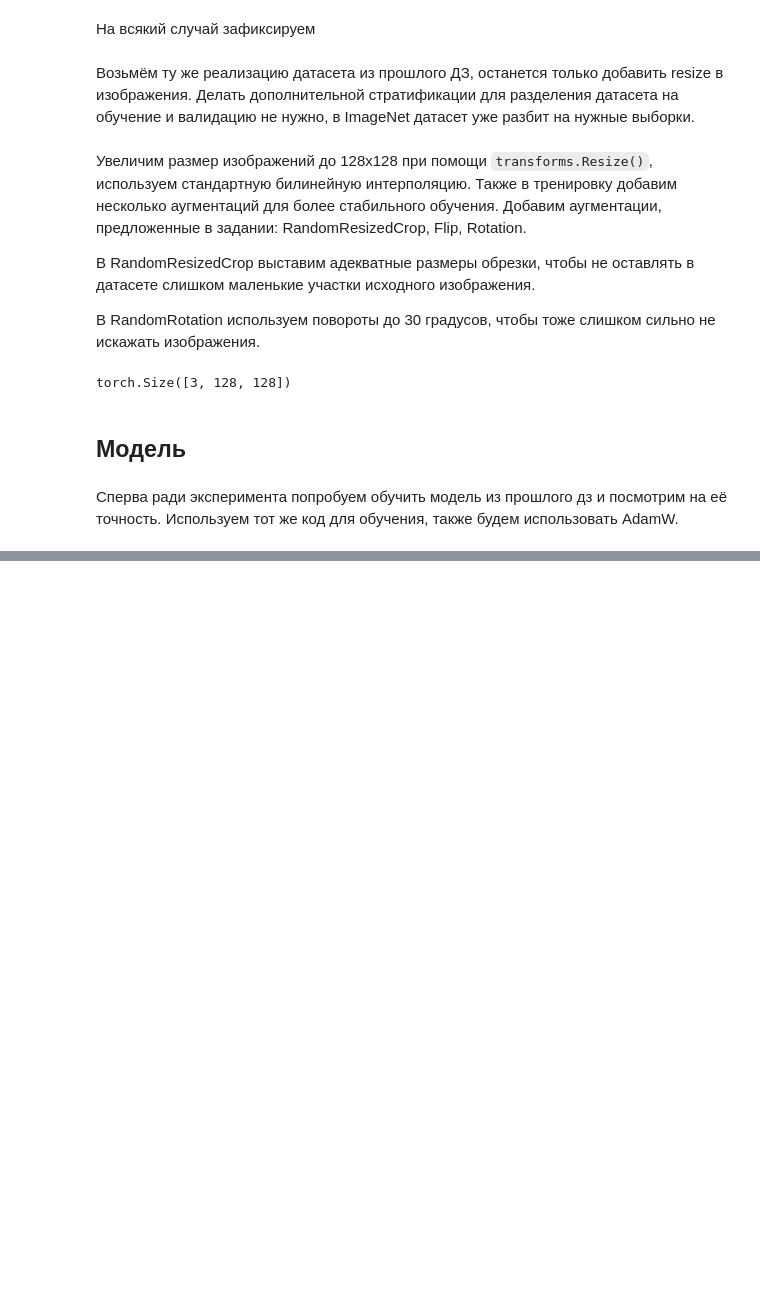
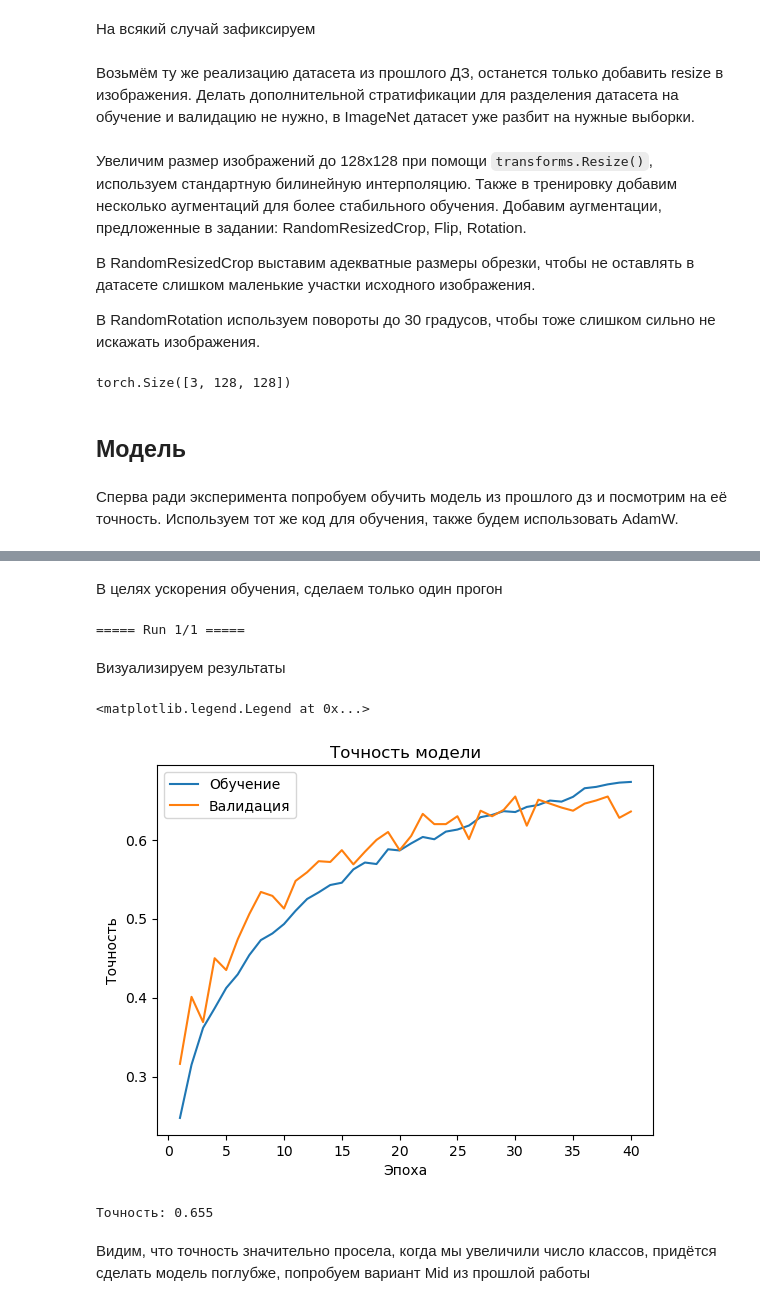
Before and after one commit to EHAT32/cv-masters-2025-fall, a Jupyter notebook: hw3.ipynb, the cells around one changed output, grey strips where cells are left out. Drawn from its saved outputs; the diff is of its cells as text; code cells hidden in the pictures; blank space fills up the shorter version.

Commit message:
trained resnet models

```diff
--- a/hw3.ipynb
+++ b/hw3.ipynb
@@ -160,7 +159,7 @@ torch.Size([3, 128, 128])
 # %%
 from copy import deepcopy
 
-def train_one_run(model, optimizer, criterion, train_data_loader, val_data_loader, epoch_num=20):
+def train_one_run(model, optimizer, criterion, train_data_loader, val_data_loader, save_path, epoch_num=20):
     train_acc_history = []
     val_acc_history = []
     train_loss_history = []
@@ -209,6 +208,7 @@ def train_one_run(model, optimizer, criterion, train_data_loader, val_data_loade
             best_val_acc = val_acc
             best_state_dict = deepcopy(model.state_dict())
             train_acc = train_correct / train_predicted
+            torch.save(model.state_dict(), save_path)
 
     return {
         "best_state_dict": best_state_dict,
@@ -221,7 +221,7 @@ def train_one_run(model, optimizer, criterion, train_data_loader, val_data_loade
     }
 
 
-def train_multiple_runs(runs, model_constructor, optimizer_constructor, criterion, train_data_loader, val_data_loader, epoch_num=20):
+def train_multiple_runs(runs, model_constructor, optimizer_constructor, criterion, train_data_loader, val_data_loader, save_path, epoch_num=20):
     all_train_losses = []
     all_val_losses = []
     all_train_accs = []
@@ -243,6 +243,7 @@ def train_multiple_runs(runs, model_constructor, optimizer_constructor, criterio
             train_data_loader=train_data_loader,
             val_data_loader=val_data_loader,
             epoch_num=epoch_num,
+            save_path = save_path
         )
 
         all_train_losses.append(result["train_loss_history"])
@@ -283,12 +284,12 @@ class BasicResBlock(nn.Module):
     def __init__(self, in_channels, out_channels, stride=1, activation = nn.ReLU(), *args, **kwargs):
         super().__init__(*args, **kwargs)
         self.conv1 = nn.Sequential(
-            nn.Conv2d(in_channels, in_channels, kernel_size=3, padding=1, stride=stride),
-            nn.BatchNorm2d(in_channels),
-            nn.ReLU()
+            nn.Conv2d(in_channels, out_channels, kernel_size=3, padding=1, stride=stride),
+            nn.BatchNorm2d(out_channels),
+            activation
         )
         self.conv2 = nn.Sequential(
-            nn.Conv2d(in_channels, out_channels, kernel_size=3, padding=1, stride=1),
+            nn.Conv2d(out_channels, out_channels, kernel_size=3, padding=1, stride=1),
             nn.BatchNorm2d(out_channels),
         )
         self.downsample = None
@@ -318,13 +319,13 @@ class ShallowLayer(nn.Module):
         return self.layer(x)
 
 class ShallowResNet(nn.Module):
-    def __init__(self, activation, *args, **kwargs):
+    def __init__(self, activation, classes_num, *args, **kwargs):
         super().__init__(*args, **kwargs)
         self.layer1 = ShallowLayer(in_channels=3, out_channels=64, activation=activation) #64, 32, 32
         self.layer2 = ShallowLayer(in_channels=64, out_channels=128, activation=activation) #128 16, 16
         self.layer3 = ShallowLayer(in_channels=128, out_channels=256, activation=activation) # 256, 8, 8
         self.avg = nn.AdaptiveAvgPool2d(output_size=(1,1))
-        self.fc = nn.Linear(in_features=256, out_features=10)
+        self.fc = nn.Linear(in_features=256, out_features=classes_num)
 
     def forward(self, x):
         x = self.layer1(x)
@@ -336,18 +376,42 @@ class ShallowResNet(nn.Module):
 # %%
 def make_baseline():
-    return ShallowResNet(nn.ELU())
+    return ShallowResNet(nn.ELU(), CLASS_NUM).to(device)
 
 def init_AdamW(model):
     return torch.optim.AdamW(model.parameters(), lr=1e-3,
                              weight_decay=1e-4)
 criterion = nn.CrossEntropyLoss()
+# %% [markdown]
+В целях ускорения обучения, сделаем только один прогон
 # %%
-resultsFinal = train_multiple_runs(
-    runs=3,
+results_baseline = train_multiple_runs(
+    runs=1,
     model_constructor=make_baseline,
     optimizer_constructor=init_AdamW,
     criterion=criterion,
     train_data_loader=train_data_loader,
     val_data_loader=val_data_loader,
     epoch_num=40,
+    save_path= "./models/hw3/baseline_best.pt"
 )
+# %% [output]
+===== Run 1/1 =====
+# %% [markdown]
+Визуализируем результаты
+# %%
+plt.title('Точность модели')
+plt.plot(np.arange(1, len(results_baseline['mean_train_accs'])+1, dtype=np.int16), results_baseline['mean_train_accs'], label='Обучение')
+plt.plot(np.arange(1, len(results_baseline['mean_train_accs'])+1, dtype=np.int16), results_baseline['mean_val_accs'], label='Валидация')
+plt.xlabel('Эпоха')
+plt.ylabel('Точность')
+plt.legend()
+# plt.semilogy()
+# %% [output]
+<matplotlib.legend.Legend at 0x...>
+[figure, added]
+# %%
+print('Точность:', results_baseline['best_val_acc'])
+# %% [output]
+Точность: 0.655
+# %% [markdown]
+Видим, что точность значительно просела, когда мы увеличили число классов, придётся сделать модель поглубже, попробуем вариант Mid из прошлой работы
```
Also changed, not shown: parts of 15 cells of this notebook.
